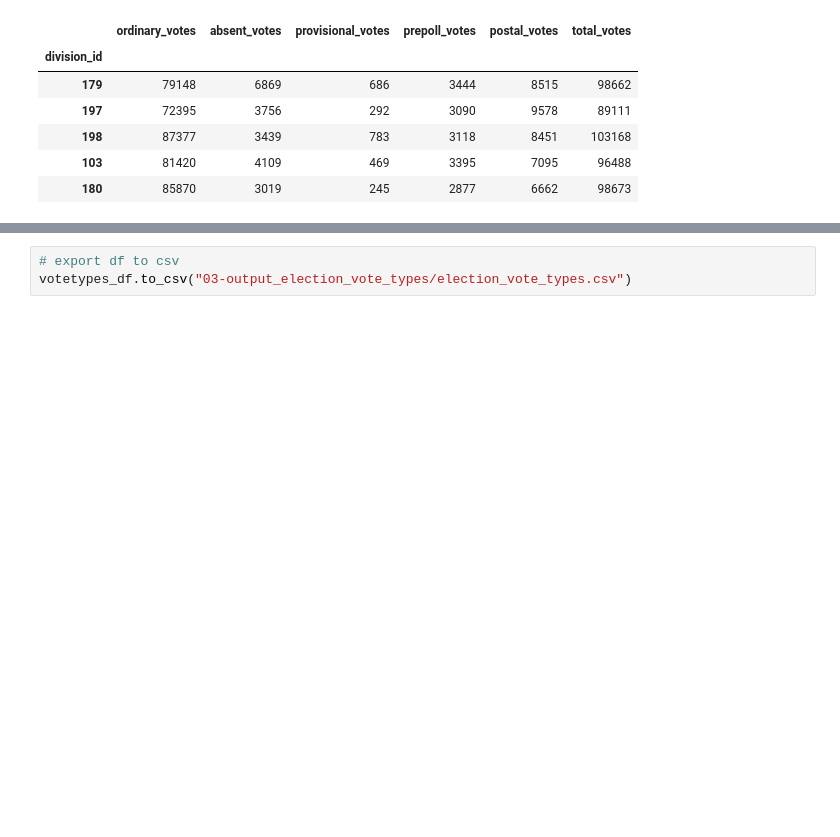
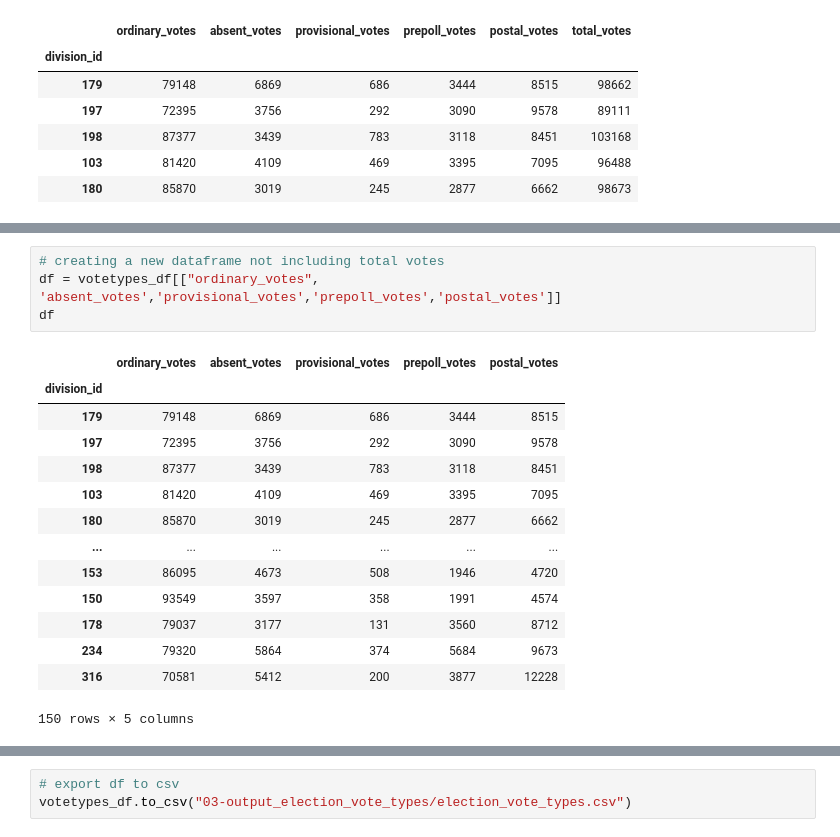
Before and after one commit to annewieggers/ETL-project, a Jupyter notebook: 03-extracting_transforming_election_vote_types.ipynb, the cells around one changed output, grey strips where cells are left out. Cells and saved outputs as stored; diff of their text form; blank space fills up the shorter version.

```diff
--- a/03-extracting_transforming_election_vote_types.ipynb
+++ b/03-extracting_transforming_election_vote_types.ipynb
@@ -108,0 +112,19 @@ votetypes_df.describe()
+# %%
+# creating a new dataframe not including total votes
+df = votetypes_df[["ordinary_votes", 'absent_votes','provisional_votes','prepoll_votes','postal_votes']]
+df
+# %% [output]
+|  | ordinary_votes | absent_votes | provisional_votes | prepoll_votes | postal_votes |
+| division_id |  |  |  |  |  |
+| 179 | 79148 | 6869 | 686 | 3444 | 8515 |
+| 197 | 72395 | 3756 | 292 | 3090 | 9578 |
+| 198 | 87377 | 3439 | 783 | 3118 | 8451 |
+| 103 | 81420 | 4109 | 469 | 3395 | 7095 |
+| 180 | 85870 | 3019 | 245 | 2877 | 6662 |
+| ... | ... | ... | ... | ... | ... |
+| 153 | 86095 | 4673 | 508 | 1946 | 4720 |
+| 150 | 93549 | 3597 | 358 | 1991 | 4574 |
+| 178 | 79037 | 3177 | 131 | 3560 | 8712 |
+| 234 | 79320 | 5864 | 374 | 5684 | 9673 |
+| 316 | 70581 | 5412 | 200 | 3877 | 12228 |
+150 rows × 5 columns
```
Also changed, not shown: parts of 5 cells of this notebook, 8 other files.
